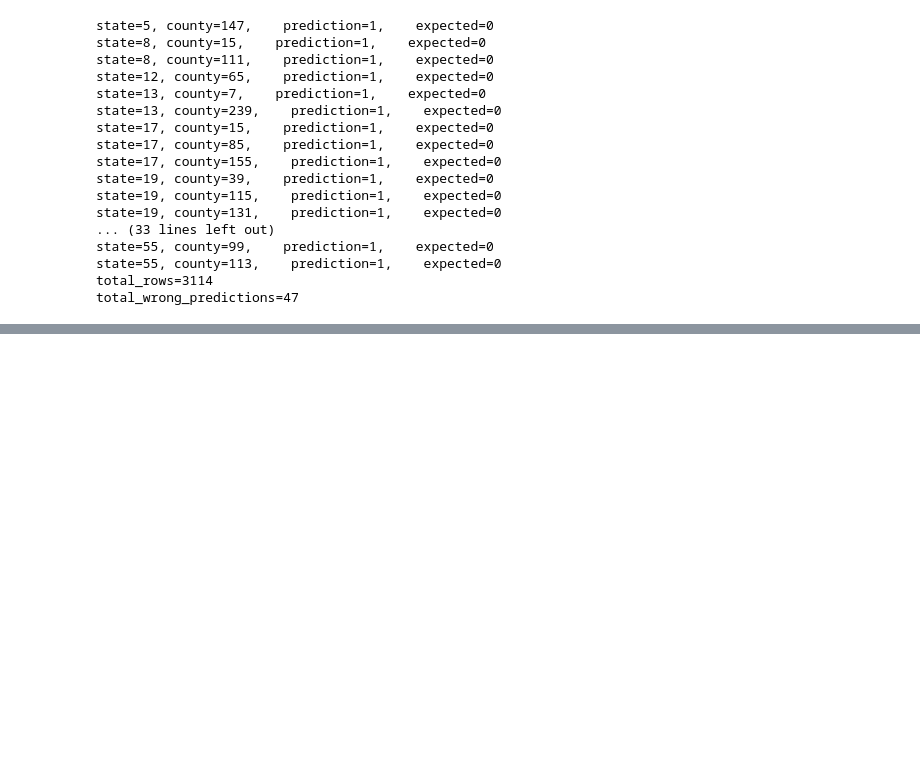
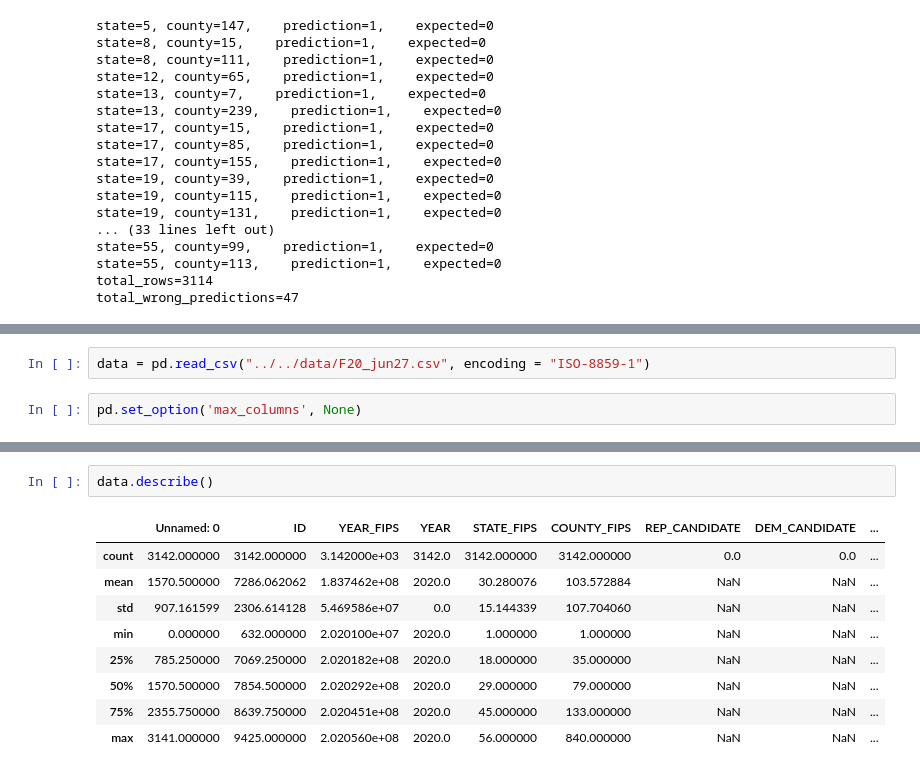
Before and after one commit to ehuang13/w210-presidential-election, a Jupyter notebook: harith/notebook/Logistic Regression POC.ipynb, the cells around one changed output, grey strips where cells are left out. Saved outputs shown, nothing was run; the diff lists cells and outputs as text; blank space fills up the shorter version.

```diff
--- a/harith/notebook/Logistic Regression POC.ipynb
+++ b/harith/notebook/Logistic Regression POC.ipynb
@@ -636,0 +639,4 @@ total_wrong_predictions=47
+# %%
+data = pd.read_csv("../../data/F20_jun27.csv", encoding = "ISO-8859-1")
+# %%
+pd.set_option('max_columns', None)
@@ -636,0 +673,12 @@ total_wrong_predictions=47
+# %%
+data.describe()
+# %% [output]
+|  | Unnamed: 0 | ID | YEAR_FIPS | YEAR | STATE_FIPS | COUNTY_FIPS | REP_CANDIDATE | DEM_CANDIDATE | ... |
+| count | 3142.000000 | 3142.000000 | 3.142000e+03 | 3142.0 | 3142.000000 | 3142.000000 | 0.0 | 0.0 | ... |
+| mean | 1570.500000 | 7286.062062 | 1.837462e+08 | 2020.0 | 30.280076 | 103.572884 | NaN | NaN | ... |
+| std | 907.161599 | 2306.614128 | 5.469586e+07 | 0.0 | 15.144339 | 107.704060 | NaN | NaN | ... |
+| min | 0.000000 | 632.000000 | 2.020100e+07 | 2020.0 | 1.000000 | 1.000000 | NaN | NaN | ... |
+| 25% | 785.250000 | 7069.250000 | 2.020182e+08 | 2020.0 | 18.000000 | 35.000000 | NaN | NaN | ... |
+| 50% | 1570.500000 | 7854.500000 | 2.020292e+08 | 2020.0 | 29.000000 | 79.000000 | NaN | NaN | ... |
+| 75% | 2355.750000 | 8639.750000 | 2.020451e+08 | 2020.0 | 45.000000 | 133.000000 | NaN | NaN | ... |
+| max | 3141.000000 | 9425.000000 | 2.020560e+08 | 2020.0 | 56.000000 | 840.000000 | NaN | NaN | ... |
```
Also changed, not shown: parts of 4 cells of this notebook, 1 other file.
